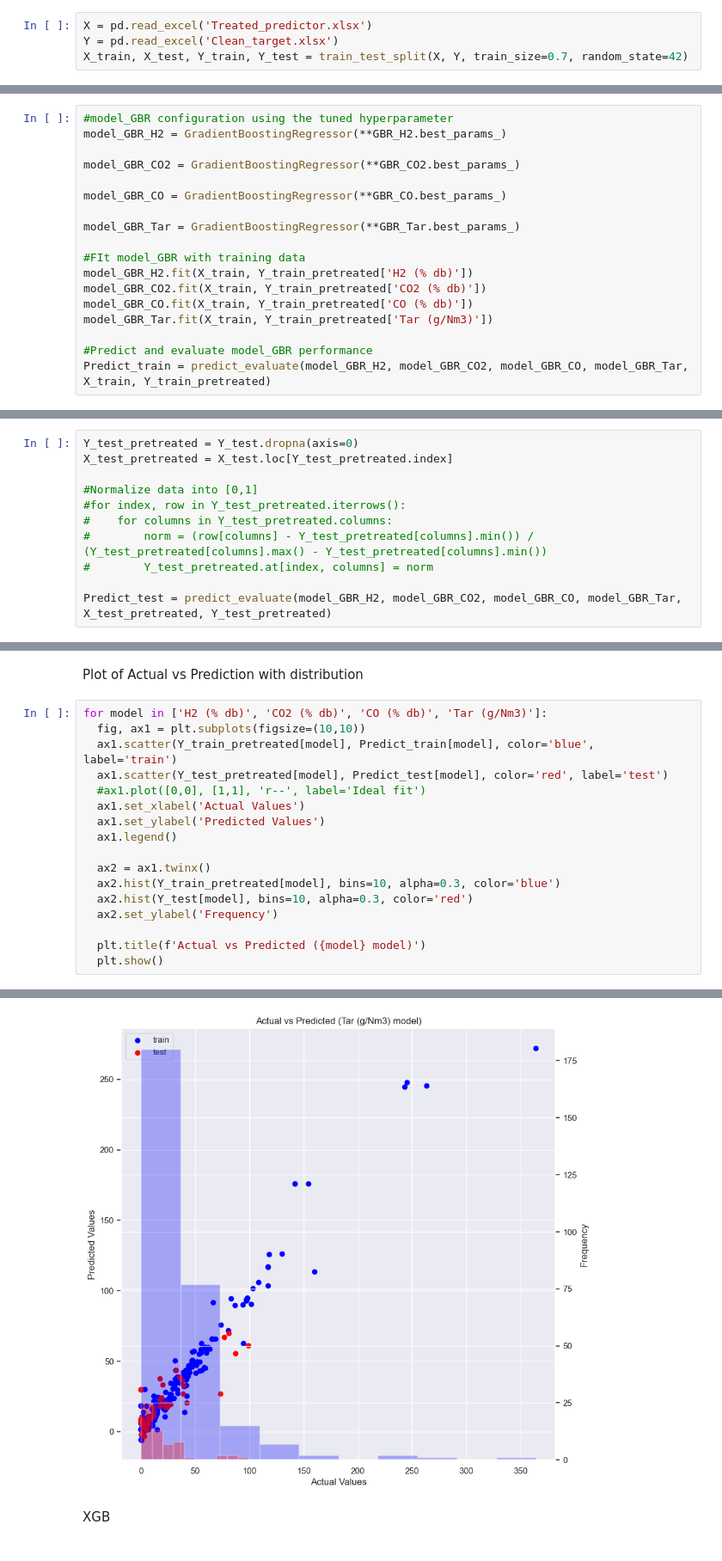
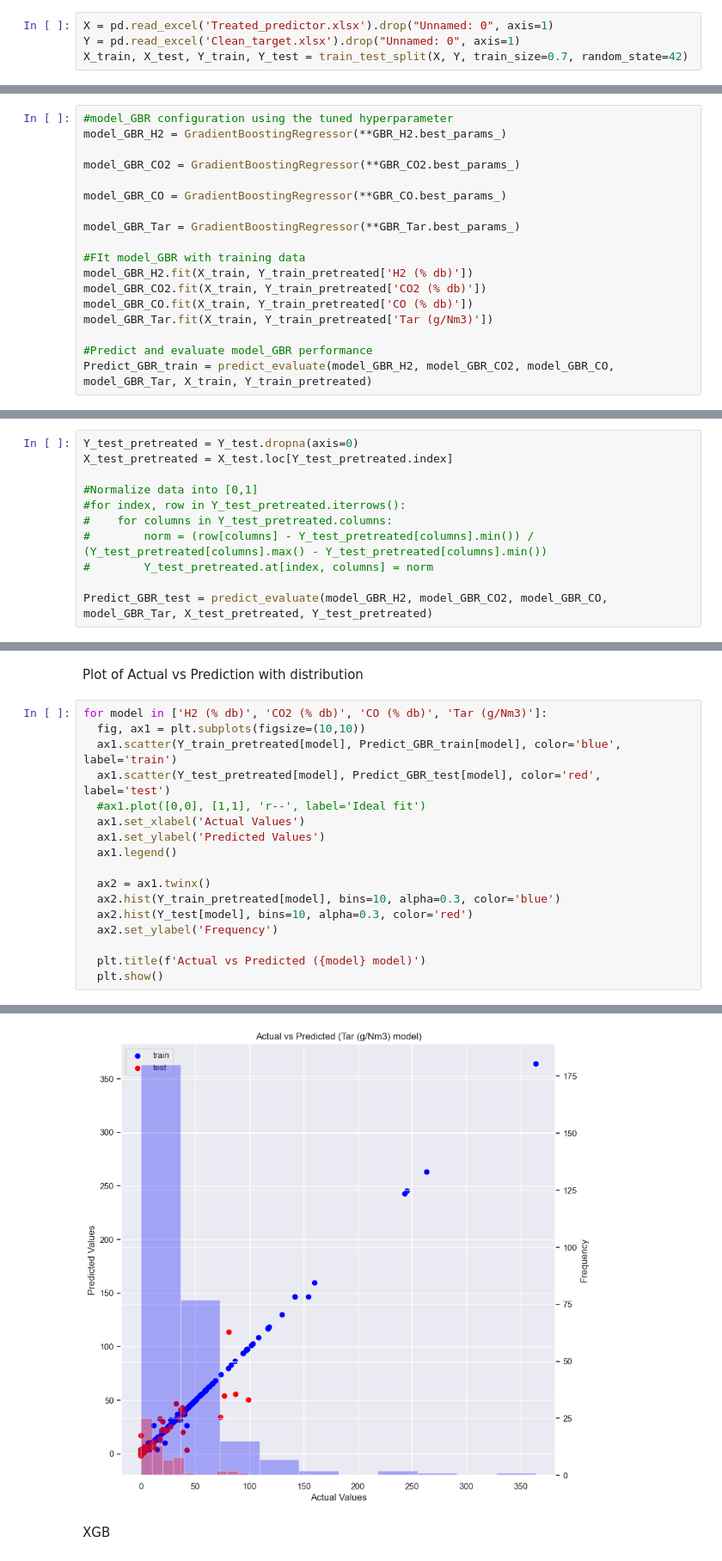
Before and after one commit to kittyoomm/Biomass-Gasification, a Jupyter notebook: ML_Biomass_gasification.ipynb, the cells around one changed output, grey strips where cells are left out. Shown at 86% size. Cells and saved outputs as stored; diff of their text form.

```diff
--- a/ML_Biomass_gasification.ipynb
+++ b/ML_Biomass_gasification.ipynb
@@ -63,8 +35,8 @@ Data.head()
 # %% [markdown]
 Data splitting (70% training, 30% testing)
 # %%
-X = pd.read_excel('Treated_predictor.xlsx')
-Y = pd.read_excel('Clean_target.xlsx')
+X = pd.read_excel('Treated_predictor.xlsx').drop("Unnamed: 0", axis=1)
+Y = pd.read_excel('Clean_target.xlsx').drop("Unnamed: 0", axis=1)
 X_train, X_test, Y_train, Y_test = train_test_split(X, Y, train_size=0.7, random_state=42)
 # %%
 X_train
@@ -377,7 +349,7 @@ model_GBR_CO.fit(X_train, Y_train_pretreated['CO (% db)'])
 model_GBR_Tar.fit(X_train, Y_train_pretreated['Tar (g/Nm3)'])
 
 #Predict and evaluate model_GBR performance
-Predict_train = predict_evaluate(model_GBR_H2, model_GBR_CO2, model_GBR_CO, model_GBR_Tar, X_train, Y_train_pretreated)
+Predict_GBR_train = predict_evaluate(model_GBR_H2, model_GBR_CO2, model_GBR_CO, model_GBR_Tar, X_train, Y_train_pretreated)
 # %% [output]
 Evaluation score of H2 (% db) model;
 R2 score: 0.99
@@ -407,7 +379,7 @@ X_test_pretreated = X_test.loc[Y_test_pretreated.index]
 #        norm = (row[columns] - Y_test_pretreated[columns].min()) / (Y_test_pretreated[columns].max() - Y_test_pretreated[columns].min())
 #        Y_test_pretreated.at[index, columns] = norm
 
-Predict_test = predict_evaluate(model_GBR_H2, model_GBR_CO2, model_GBR_CO, model_GBR_Tar, X_test_pretreated, Y_test_pretreated)
+Predict_GBR_test = predict_evaluate(model_GBR_H2, model_GBR_CO2, model_GBR_CO, model_GBR_Tar, X_test_pretreated, Y_test_pretreated)
 # %% [output]
 Evaluation score of H2 (% db) model;
 R2 score: 0.95
@@ -430,8 +402,8 @@ Plot of Actual vs Prediction with distribution
 # %%
 for model in ['H2 (% db)', 'CO2 (% db)', 'CO (% db)', 'Tar (g/Nm3)']:
   fig, ax1 = plt.subplots(figsize=(10,10))
-  ax1.scatter(Y_train_pretreated[model], Predict_train[model], color='blue', label='train')
-  ax1.scatter(Y_test_pretreated[model], Predict_test[model], color='red', label='test')
+  ax1.scatter(Y_train_pretreated[model], Predict_GBR_train[model], color='blue', label='train')
+  ax1.scatter(Y_test_pretreated[model], Predict_GBR_test[model], color='red', label='test')
   #ax1.plot([0,0], [1,1], 'r--', label='Ideal fit')
   ax1.set_xlabel('Actual Values')
   ax1.set_ylabel('Predicted Values')
@@ -451,4 +423,4 @@ for model in ['H2 (% db)', 'CO2 (% db)', 'CO (% db)', 'Tar (g/Nm3)']:
-[figure, old version]
+[figure, new version]
 # %% [markdown]
 XGB
 # %%
```
Also changed, not shown: parts of 32 cells of this notebook, 1 other file.
